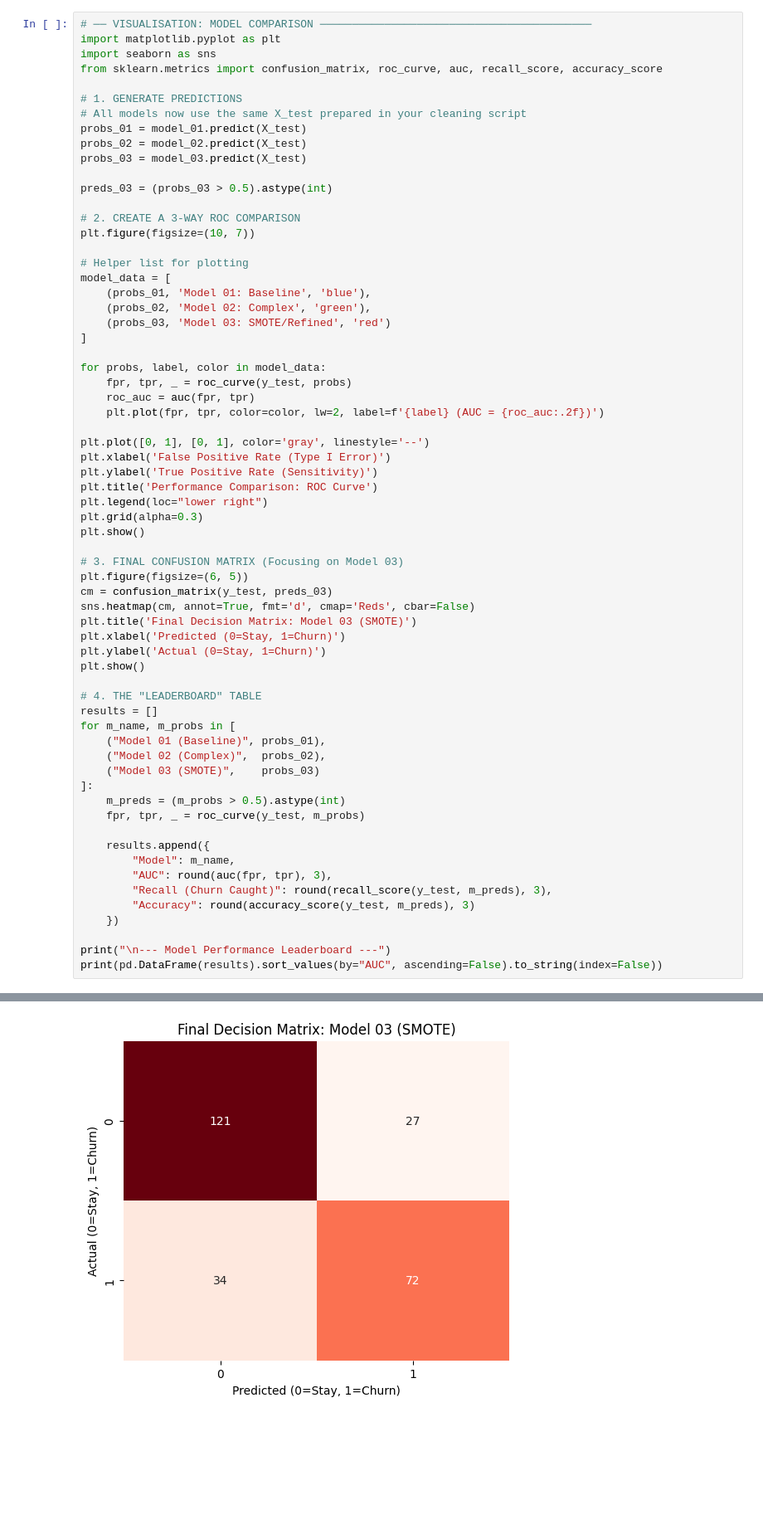
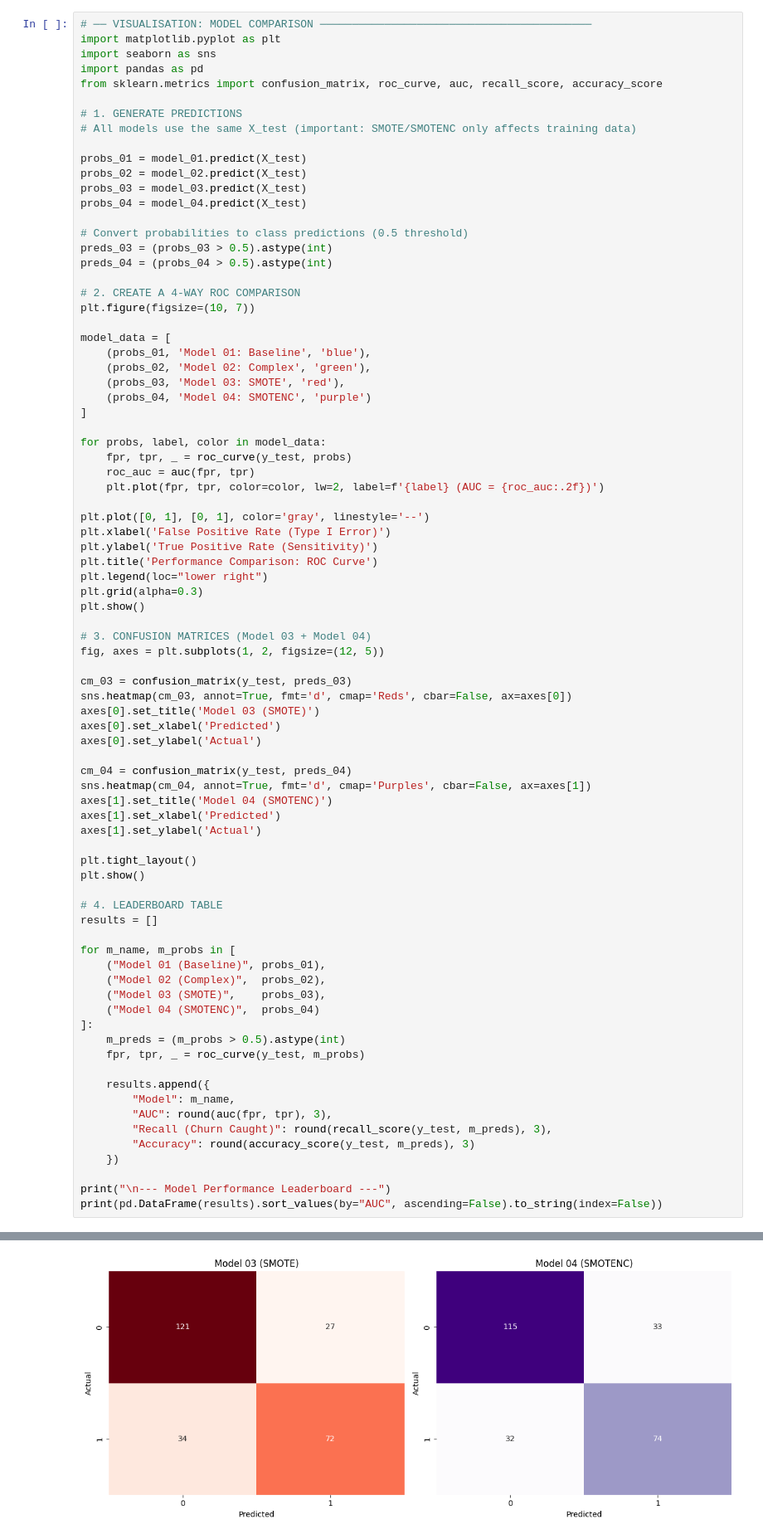
Before and after one commit to Chraind/2ndsemester-JPcase, a Jupyter notebook: JP_NN2.ipynb, the cells around one changed output, grey strips where cells are left out. Shown at 83% size. Cells and saved outputs as stored; diff of their text form; blank space fills up the shorter version.

```diff
--- a/JP_NN2.ipynb
+++ b/JP_NN2.ipynb
@@ -331,24 +418,29 @@ MODEL 03 TEST ACCURACY: 0.7598
 # ── VISUALISATION: MODEL COMPARISON ──────────────────────────────────────────
 import matplotlib.pyplot as plt
 import seaborn as sns
+import pandas as pd
 from sklearn.metrics import confusion_matrix, roc_curve, auc, recall_score, accuracy_score
 
 # 1. GENERATE PREDICTIONS
-# All models now use the same X_test prepared in your cleaning script
+# All models use the same X_test (important: SMOTE/SMOTENC only affects training data)
+
 probs_01 = model_01.predict(X_test)
 probs_02 = model_02.predict(X_test)
 probs_03 = model_03.predict(X_test)
+probs_04 = model_04.predict(X_test)
 
+# Convert probabilities to class predictions (0.5 threshold)
 preds_03 = (probs_03 > 0.5).astype(int)
+preds_04 = (probs_04 > 0.5).astype(int)
 
-# 2. CREATE A 3-WAY ROC COMPARISON
+# 2. CREATE A 4-WAY ROC COMPARISON
 plt.figure(figsize=(10, 7))
 
-# Helper list for plotting
 model_data = [
     (probs_01, 'Model 01: Baseline', 'blue'),
     (probs_02, 'Model 02: Complex', 'green'),
-    (probs_03, 'Model 03: SMOTE/Refined', 'red')
+    (probs_03, 'Model 03: SMOTE', 'red'),
+    (probs_04, 'Model 04: SMOTENC', 'purple')
 ]
 
 for probs, label, color in model_data:
@@ -364,21 +456,32 @@ plt.legend(loc="lower right")
 plt.grid(alpha=0.3)
 plt.show()
 
-# 3. FINAL CONFUSION MATRIX (Focusing on Model 03)
-plt.figure(figsize=(6, 5))
-cm = confusion_matrix(y_test, preds_03)
-sns.heatmap(cm, annot=True, fmt='d', cmap='Reds', cbar=False)
-plt.title('Final Decision Matrix: Model 03 (SMOTE)')
-plt.xlabel('Predicted (0=Stay, 1=Churn)')
-plt.ylabel('Actual (0=Stay, 1=Churn)')
+# 3. CONFUSION MATRICES (Model 03 + Model 04)
+fig, axes = plt.subplots(1, 2, figsize=(12, 5))
+
+cm_03 = confusion_matrix(y_test, preds_03)
+sns.heatmap(cm_03, annot=True, fmt='d', cmap='Reds', cbar=False, ax=axes[0])
+axes[0].set_title('Model 03 (SMOTE)')
+axes[0].set_xlabel('Predicted')
+axes[0].set_ylabel('Actual')
+
+cm_04 = confusion_matrix(y_test, preds_04)
+sns.heatmap(cm_04, annot=True, fmt='d', cmap='Purples', cbar=False, ax=axes[1])
+axes[1].set_title('Model 04 (SMOTENC)')
+axes[1].set_xlabel('Predicted')
+axes[1].set_ylabel('Actual')
+
+plt.tight_layout()
 plt.show()
 
-# 4. THE "LEADERBOARD" TABLE
+# 4. LEADERBOARD TABLE
 results = []
+
 for m_name, m_probs in [
     ("Model 01 (Baseline)", probs_01),
     ("Model 02 (Complex)",  probs_02),
-    ("Model 03 (SMOTE)",    probs_03)
+    ("Model 03 (SMOTE)",    probs_03),
+    ("Model 04 (SMOTENC)",  probs_04)
 ]:
     m_preds = (m_probs > 0.5).astype(int)
     fpr, tpr, _ = roc_curve(y_test, m_probs)
@@ -401 +504 @@ WARNING:tensorflow:5 out of the last 17 calls to <function TensorFlowTrainer.mak
-[figure, old version]
+[figure, new version]
```
Also changed, not shown: parts of 2 cells of this notebook.
